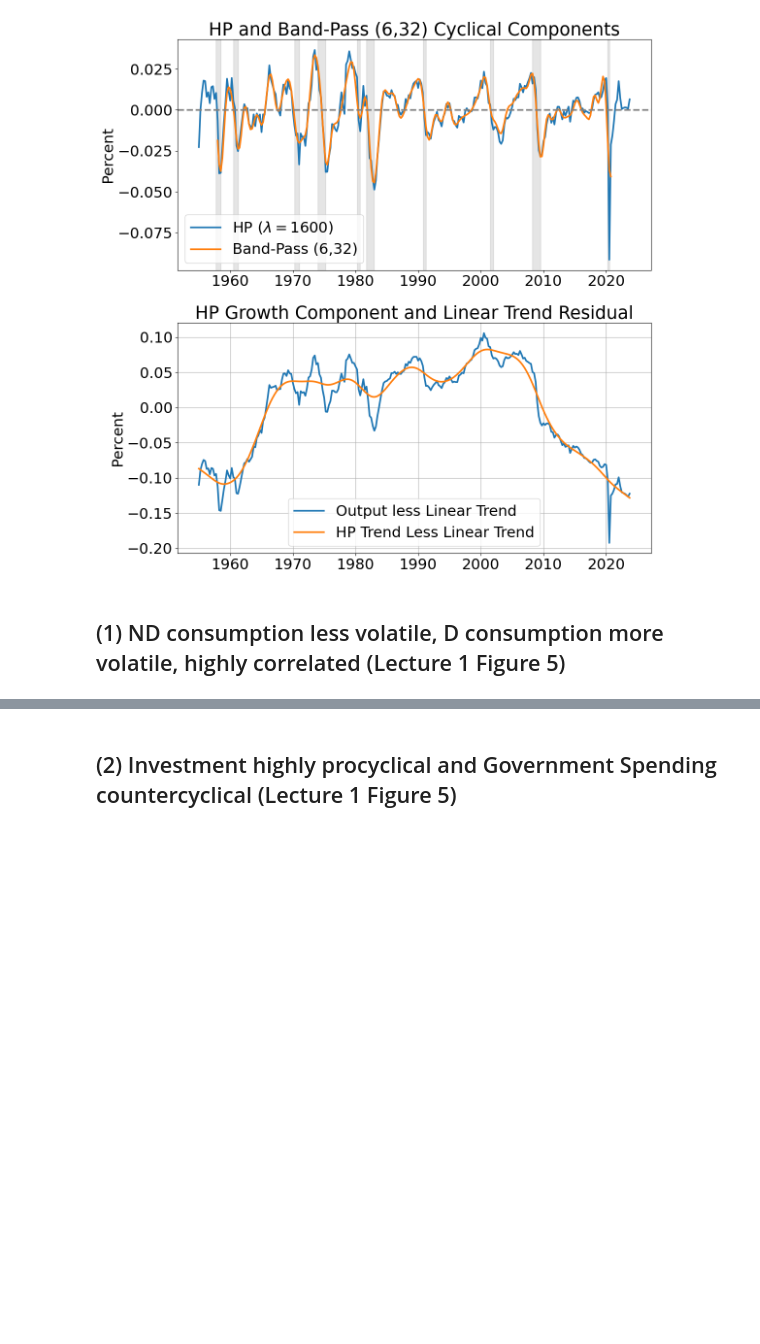
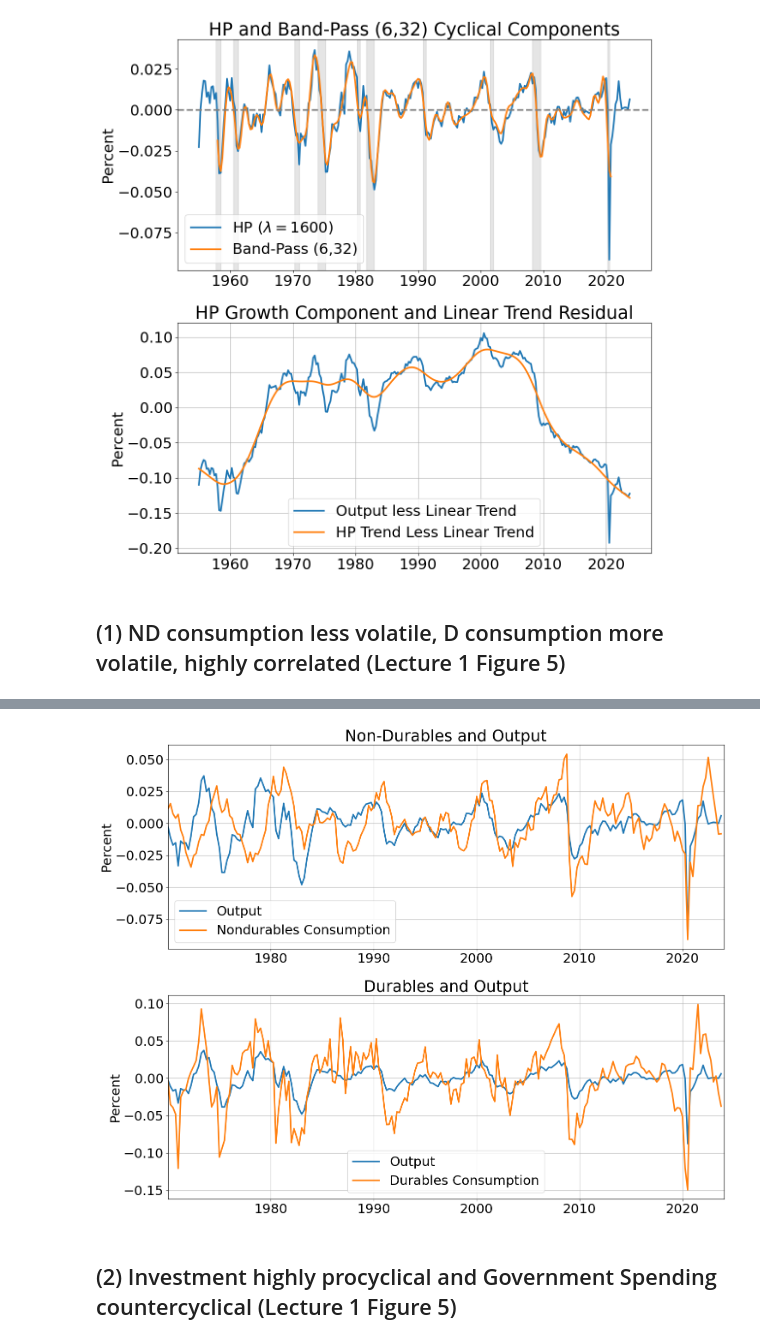
Before and after one commit to alexwellman/macrodata-wellman, a Jupyter notebook: Econ212/data_212.ipynb, the cells around one changed output, grey strips where cells are left out. Cells and saved outputs as stored; diff of their text form; code cells hidden in the pictures; blank space fills up the shorter version.

```diff
--- a/Econ212/data_212.ipynb
+++ b/Econ212/data_212.ipynb
@@ -307,2 +273,60 @@ plt.show()
+# %%
+# Step 1: Prepare the Data
+# Drop all NaN values from 'nondur' and 'dur'
+cleaned_nondur = series['nondur'].dropna()
+cleaned_dur = series['dur'].dropna()
+
+# Drop all NaN values from 'y' (GDP) and ensure it has the same indices as the cleaned data
+cleaned_y = series['y'].dropna()
+
+# Step 2: Apply the HP Filter
+# Apply the HP filter to the cleaned series
+cycle_nondur, trend_nondur = sm.tsa.filters.hpfilter(np.log(cleaned_nondur), lambdahp_1600)
+cycle_dur, trend_dur = sm.tsa.filters.hpfilter(np.log(cleaned_dur), lambdahp_1600)
+
+# Apply the HP filter to 'y' for each corresponding cleaned series and align indices
+cycle_y_nondur, trend_y_nondur = sm.tsa.filters.hpfilter(np.log(cleaned_y.reindex(cleaned_nondur.index)), lambdahp_1600)
+cycle_y_dur, trend_y_dur = sm.tsa.filters.hpfilter(np.log(cleaned_y.reindex(cleaned_dur.index)), lambdahp_1600)
+
+# Define the x-axis range from 1970 to present and major ticks from 1980
+x_range = [pd.to_datetime('1970-01-01'), pd.to_datetime('now')]
+start_year = 1980
+end_year = pd.to_datetime('now').year
+major_ticks = pd.date_range(start=f'{start_year}-01-01', end=f'{end_year}-01-01', freq='10YS')
+year_formatter = mdates.DateFormatter('%Y')
+
+# Step 3: Plot the Data
+# Creating 2x1 subplots with increased width
+fig, axes = plt.subplots(nrows=2, ncols=1, figsize=(15, 12))
+
+# Plotting Non-Durables on the first subplot
+axes[0].plot(cleaned_nondur.index, cycle_y_nondur, label='Output')
+axes[0].plot(cleaned_nondur.index, cycle_nondur, label='Nondurables Consumption')
+axes[0].legend()
+axes[0].grid(True)
+axes[0].set_ylabel('Percent')
+axes[0].set_title('Non-Durables and Output')
+axes[0].set_xlim(x_range)  # Set the x-axis (time) limits
+axes[0].set_xticks(major_ticks)  # Set the major ticks
+axes[0].xaxis.set_major_formatter(year_formatter)  # Format the x-axis labels to show only the year
+
+# Plotting Durables on the second subplot
+axes[1].plot(cleaned_dur.index, cycle_y_dur, label='Output')
+axes[1].plot(cleaned_dur.index, cycle_dur, label='Durables Consumption')
+axes[1].legend()
+axes[1].grid(True)
+axes[1].set_ylabel('Percent')
+axes[1].set_title('Durables and Output')
+axes[1].set_xlim(x_range)  # Set the x-axis (time) limits
+axes[1].set_xticks(major_ticks)  # Set the major ticks
+axes[1].xaxis.set_major_formatter(year_formatter)  # Format the x-axis labels to show only the year
+
+# Adjusts the subplots to fit into the figure area.
+plt.tight_layout()
+
+# Show the plot
+plt.show()
+# %% [output]
+[figure, added]
 # %% [markdown]
 ## (2) Investment highly procyclical and Government Spending countercyclical (Lecture 1 Figure 5)
```
Also changed, not shown: parts of 19 cells of this notebook, 1 other file.
